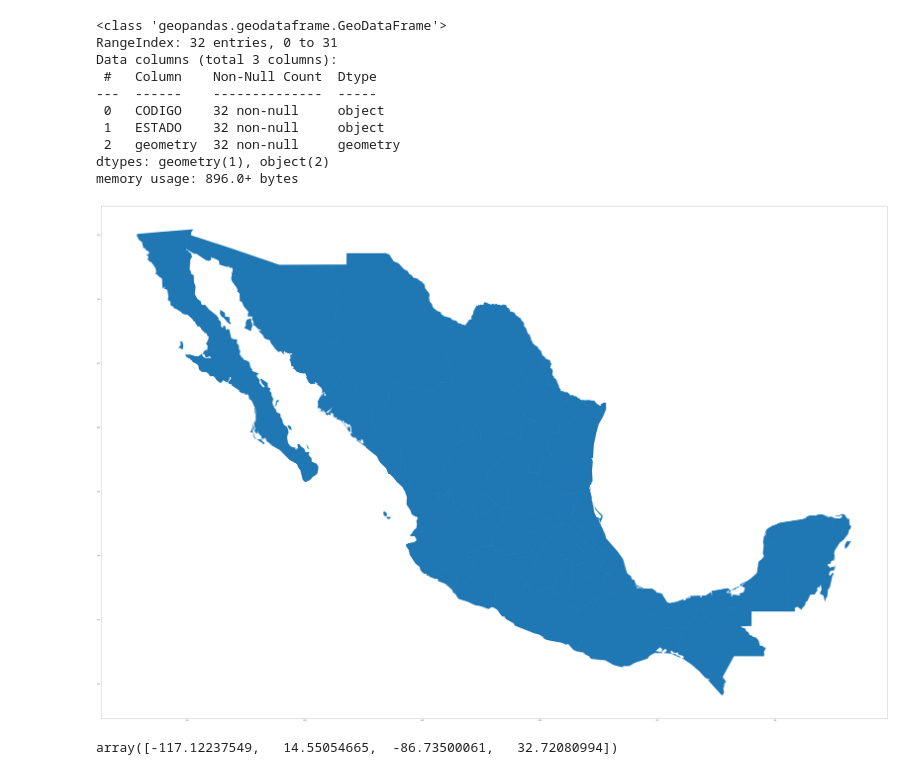
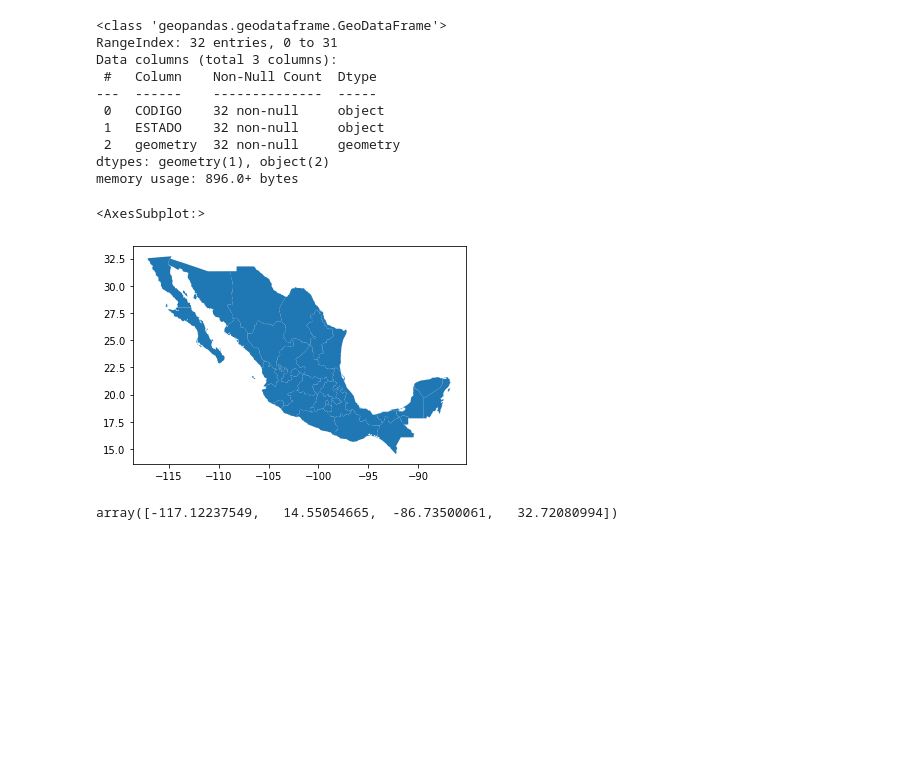
Before and after one commit to Alvarezog/data-visualization-project, a Jupyter notebook: Reading shp.ipynb, the cells around one changed output. Saved outputs shown, nothing was run; the diff lists cells and outputs as text; code cells hidden in the pictures; blank space fills up the shorter version.

```diff
--- a/Reading shp.ipynb
+++ b/Reading shp.ipynb
@@ -40,11 +39,10 @@ Data columns (total 3 columns):
 dtypes: geometry(1), object(2)
 memory usage: 896.0+ bytes
 # %%
-fig, ax = plt.subplots(figsize = (100,100))
-mapa.plot(ax=ax)
-plt.show()
+mapa.plot()
 # %% [output]
+<AxesSubplot:>
-[figure, old version]
+[figure, new version]
 # %%
 mapa.total_bounds
 # %% [output]
```
Also changed, not shown: parts of 13 cells of this notebook.
